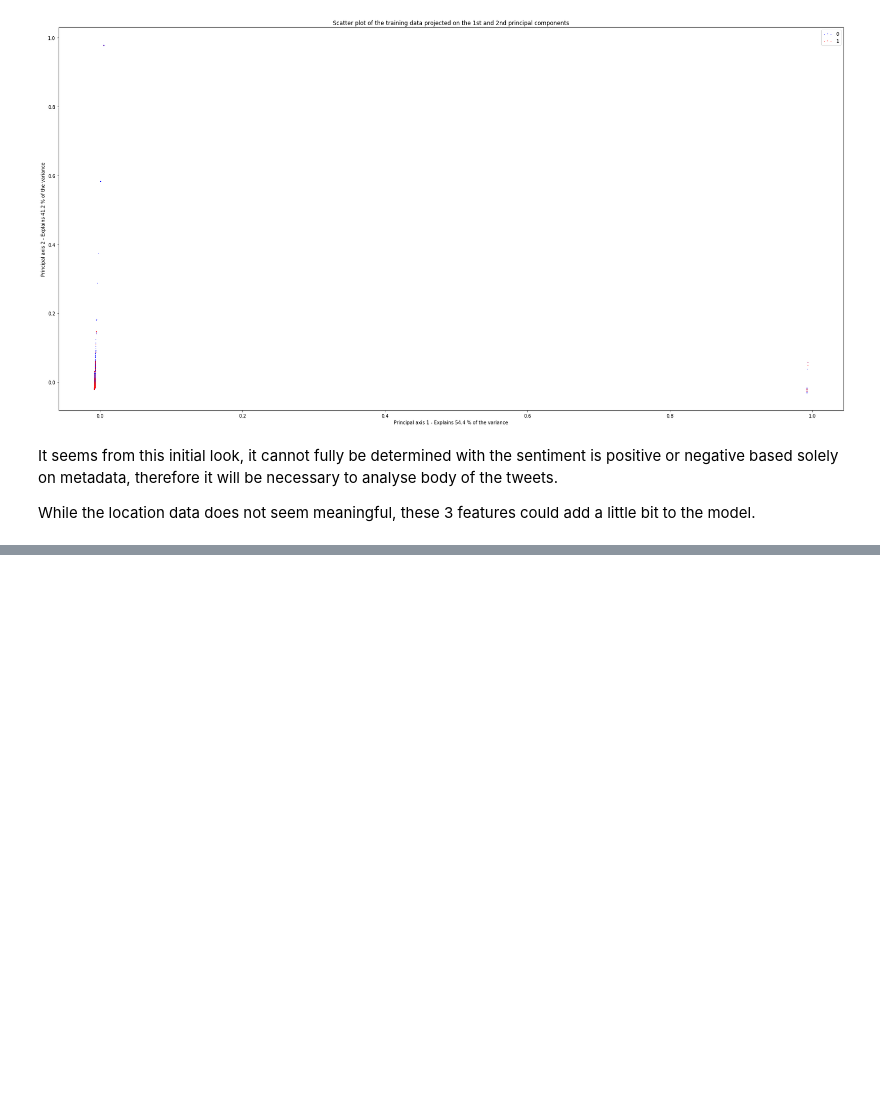
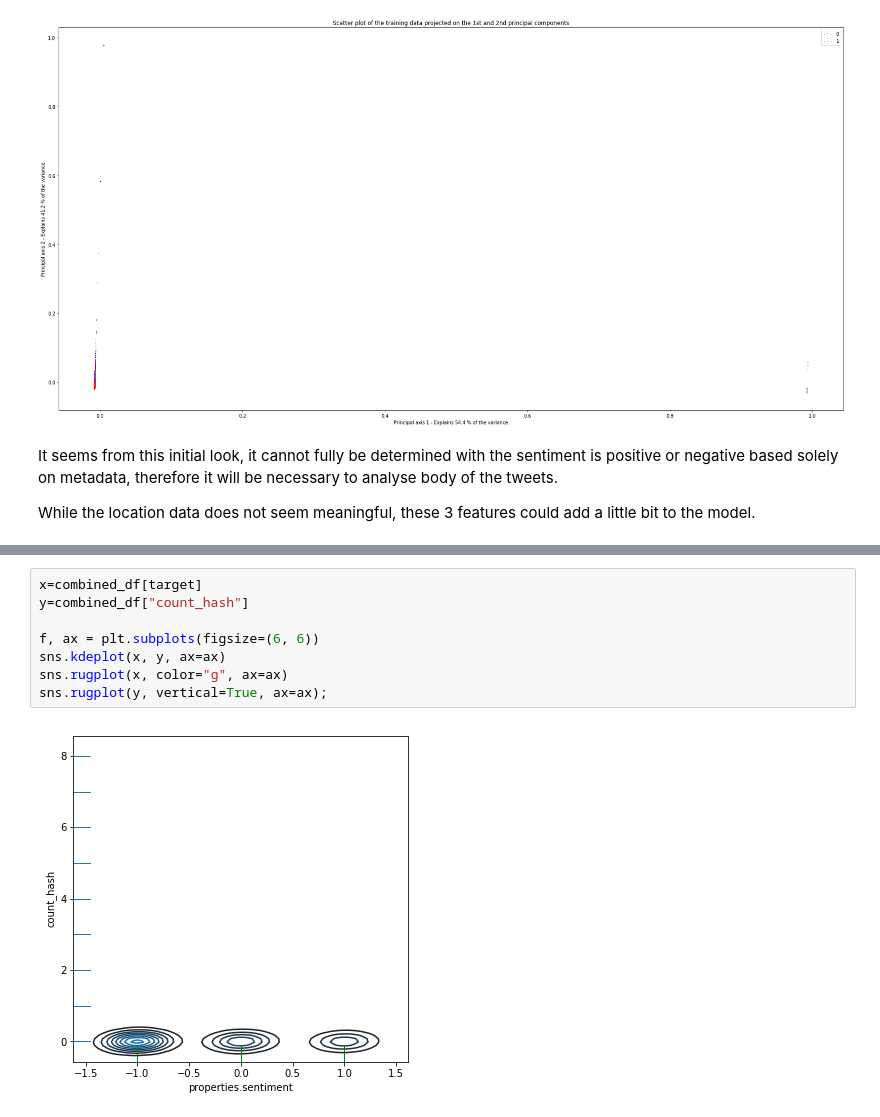
Before and after one commit to williamdaburke/twitter_sentiment_keras, a Jupyter notebook: Data_exploration.ipynb, the cells around one changed output, grey strips where cells are left out. Drawn from its saved outputs; the diff is of its cells as text; blank space fills up the shorter version.

```diff
--- a/Data_exploration.ipynb
+++ b/Data_exploration.ipynb
@@ -178,0 +260,10 @@ While the location data does not seem meaningful, these 3 features could add a l
+# %%
+x=combined_df[target]
+y=combined_df["count_hash"]
+
+f, ax = plt.subplots(figsize=(6, 6))
+sns.kdeplot(x, y, ax=ax)
+sns.rugplot(x, color="g", ax=ax)
+sns.rugplot(y, vertical=True, ax=ax);
+# %% [output]
+[figure, added]
```
Also changed, not shown: parts of 22 cells of this notebook.
